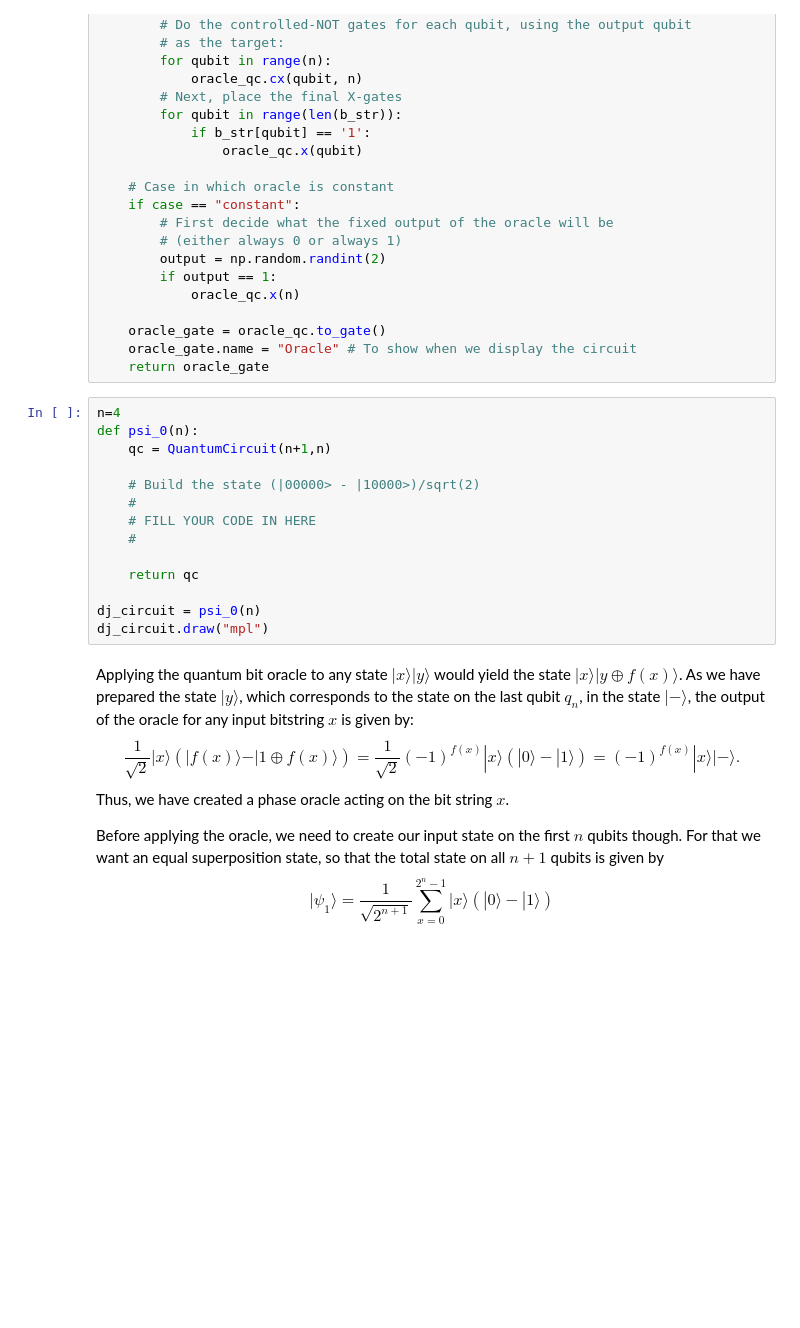
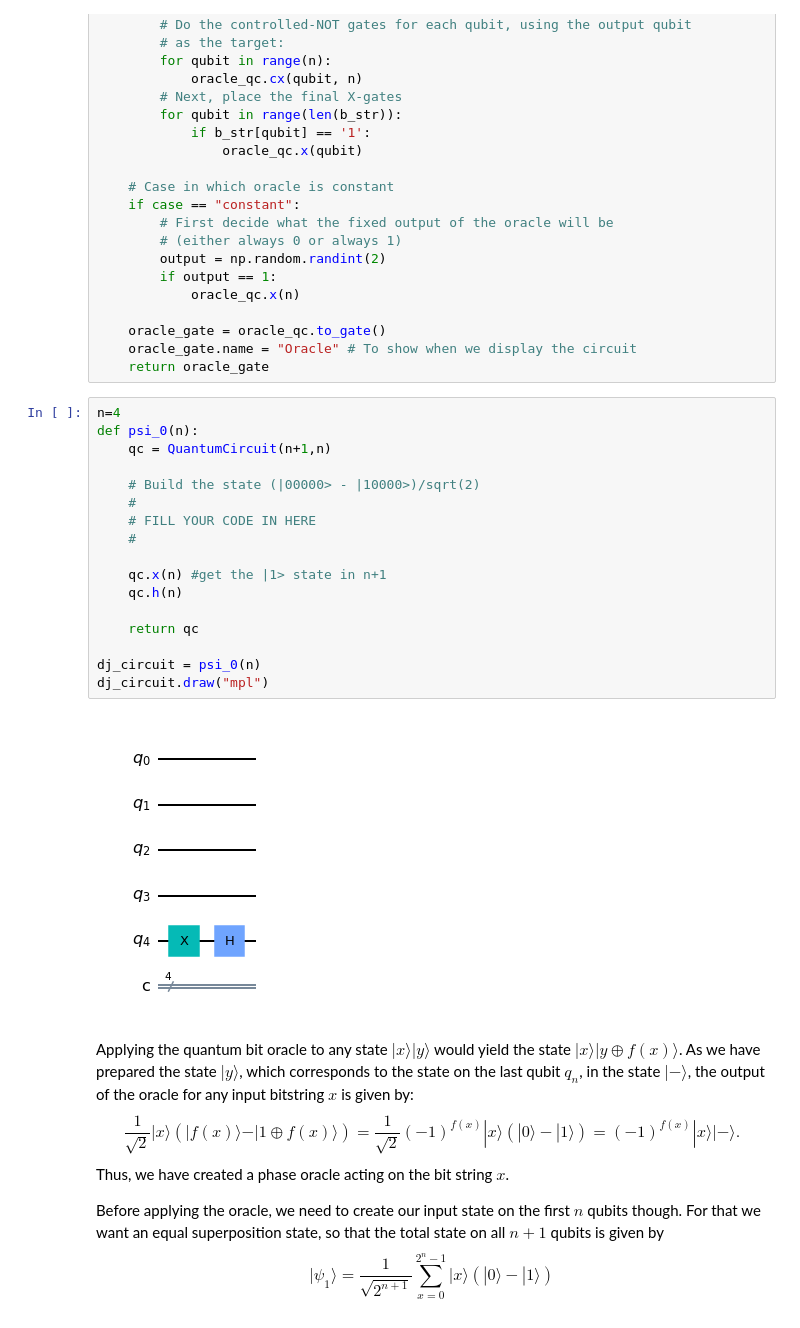
Before and after one commit to amandasutrisno/twqs-101, a Jupyter notebook: deutsch-jozsa-lab.ipynb, the cells around one changed output. Drawn from its saved outputs; the diff is of its cells as text; blank space fills up the shorter version.

```diff
--- a/deutsch-jozsa-lab.ipynb
+++ b/deutsch-jozsa-lab.ipynb
@@ -126,17 +132,22 @@ def dj_oracle(case, n):
 # %%
 n=4
 def psi_0(n):
     qc = QuantumCircuit(n+1,n)
 
     # Build the state (|00000> - |10000>)/sqrt(2)
     #
     # FILL YOUR CODE IN HERE
     #
 
+    qc.x(n) #get the |1> state in n+1
+    qc.h(n)
+
     return qc
 
 dj_circuit = psi_0(n)
 dj_circuit.draw("mpl")
+# %% [output]
+[figure, added]
 # %% [markdown]
 Applying the quantum bit oracle to any state $\vert x\rangle \vert y\rangle$ would yield the state $\vert x\rangle \vert y \oplus f(x)\rangle$.
 As we have prepared the state $|y\rangle$, which corresponds to the state on the last qubit $q_n$, in the state $|-\rangle$, the output of the oracle for any input bitstring $x$ is given by:
```
Also changed, not shown: parts of 8 cells of this notebook.
